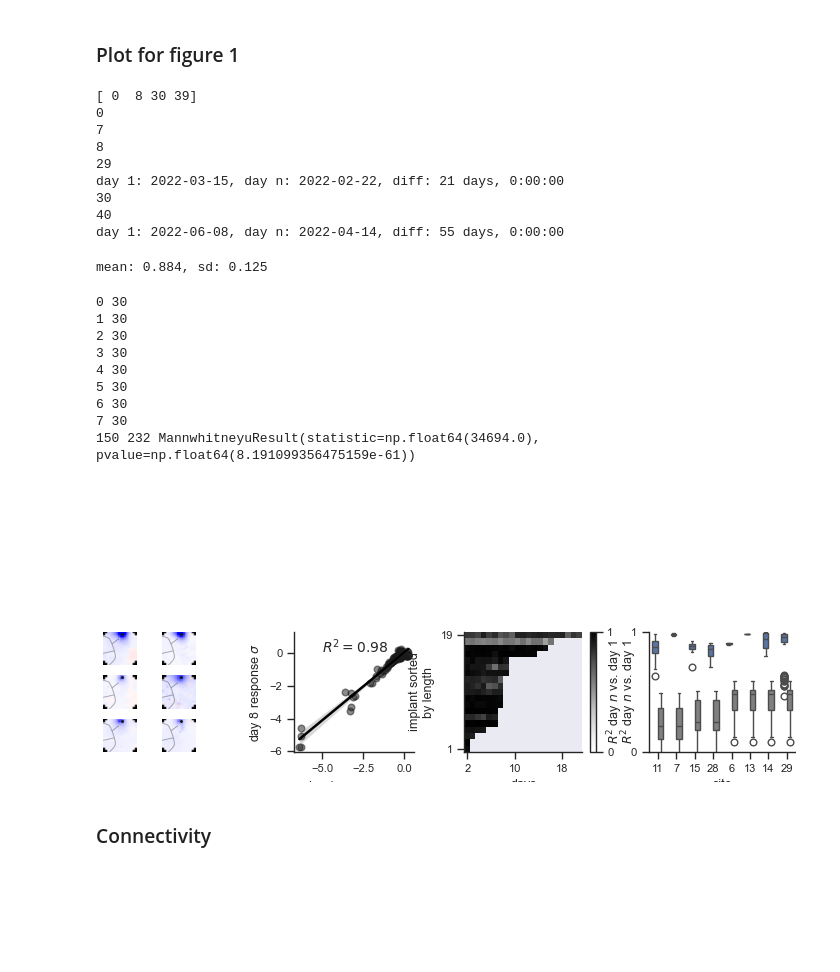
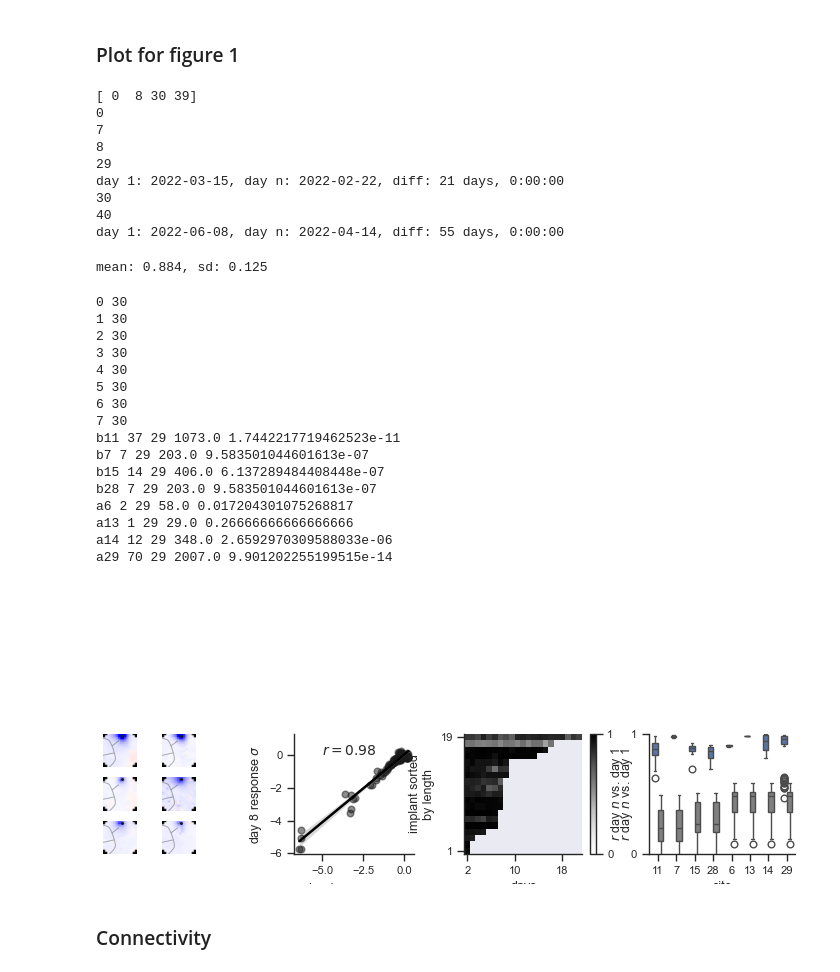
Before and after one commit to leoscholl/ecog_opto_connectivity, a Jupyter notebook: 4_longitude.ipynb, the cells around one changed output. Cells and saved outputs as stored; diff of their text form; code cells hidden in the pictures; blank space fills up the shorter version.

```diff
--- a/4_longitude.ipynb
+++ b/4_longitude.ipynb
@@ -277,7 +277,7 @@ def summarize_correlation_matrices_line(site_data_maps, stim_sites, implant_days
     ax.set_yticks(np.array(ticklabels)-0.5, ticklabels)
     ax.set_ylabel('implant sorted\nby length')
     pcm = plt.colorbar(im)
-    pcm.set_label('$R^2$ day $n$ vs. day 1')
+    pcm.set_label('$r$ day $n$ vs. day 1')
     pcm.set_ticks([0,1])
     sns.despine(ax=ax)
 
@@ -327,14 +327,6 @@ def summarize_correlation_matrices_box(site_data_maps, stim_sites, implant_days,
     sns.boxplot(data=df, x="site", y="value", hue="cat", legend=False,
                 palette=[box_color, 'gray'], width=0.6, ax=ax)
 
-    data = df['cat'] == 'data'
-    null = df['cat'] == 'null'
-    result = stats.mannwhitneyu(df.loc[data, 'value'],
-                                df.loc[null, 'value'],
-                                nan_policy='omit',
-                                alternative='greater')
-    print(len(df.loc[data]), len(df.loc[null]), result)
-
     sites = []
     for s in stim_sites:
         sites.append(s[1:])
@@ -342,9 +334,19 @@ def summarize_correlation_matrices_box(site_data_maps, stim_sites, implant_days,
     ax.set_xticklabels(sites)
     ax.set_ylim(0,1)
     ax.set_yticks([0,1])
-    ax.set_ylabel('$R^2$ day $n$ vs. day 1')
+    ax.set_ylabel('$r$ day $n$ vs. day 1')
     sns.despine(ax=ax)
 
+    for idx, site in enumerate(stim_sites):
+        data = (df['cat'] == 'data') & (df['site'] == idx+1)
+        null = (df['cat'] == 'null') & (df['site'] == idx+1)
+        result = stats.mannwhitneyu(df.loc[data, 'value'],
+                                    df.loc[null, 'value'],
+                                    nan_policy='omit',
+                                    alternative='greater')
+        print(site, len(df.loc[data]), len(df.loc[null]), result.statistic, result.pvalue*len(stim_sites))
+
+
     return df
 # %%
 # Save implant information for trial sweep
@@ -433,42 +435,49 @@ plt.axis('equal')
 plt.axis('square')
 sns.despine()
 slope, intercept, r, p, sterr = stats.linregress(x=df["day 1 response"], y=df["day 8 response"])
-plt.text(-5, 0, f'$R^2 = {np.round(r,2)}$')
+plt.text(-5, 0, f'$r = {np.round(r,2)}$')
 plt.xlabel('day 1 response $\\sigma$')
 plt.ylabel('day 8 response $\\sigma$')
 
 plt.subplot(1,4,3)
 summarize_correlation_matrices_line(erp_sites, longitude_sites, day_sites)
 
 plt.subplot(1,4,4)
 site_idx_a = [int(s[1:])-1 for s in longitude_sites if s[0] == 'a']
 site_idx_b = [int(s[1:])-1 for s in longitude_sites if s[0] == 'b']
 null_maps = [b_all_sites['erp_null_maps'][idx] for idx in site_idx_b] + [a_all_sites['erp_null_maps'][idx] for idx in site_idx_a]
 summarize_correlation_matrices_box(erp_sites, longitude_sites, day_sites, null_maps, 'b')
 
 filename = f'opto_longitude_summary.svg'
 aopy.visualization.savefig(fig_dir, filename)
 # %% [output]
 [ 0  8 30 39]
 0
 7
 8
 29
 day 1: 2022-03-15, day n: 2022-02-22, diff: 21 days, 0:00:00
 30
 40
 day 1: 2022-06-08, day n: 2022-04-14, diff: 55 days, 0:00:00
 mean: 0.884, sd: 0.125
 0 30
 1 30
 2 30
 3 30
 4 30
 5 30
 6 30
 7 30
-150 232 MannwhitneyuResult(statistic=np.float64(34694.0), pvalue=np.float64(8.191099356475159e-61))
+b11 37 29 1073.0 1.7442217719462523e-11
+b7 7 29 203.0 9.583501044601613e-07
+b15 14 29 406.0 6.137289484408448e-07
+b28 7 29 203.0 9.583501044601613e-07
+a6 2 29 58.0 0.017204301075268817
+a13 1 29 29.0 0.26666666666666666
+a14 12 29 348.0 2.6592970309588033e-06
+a29 70 29 2007.0 9.901202255199515e-14
-[figure, old version]
+[figure, new version]
 # %% [markdown]
 ### Connectivity
 # %%
```
Also changed, not shown: parts of 6 cells of this notebook, 53 other files.
